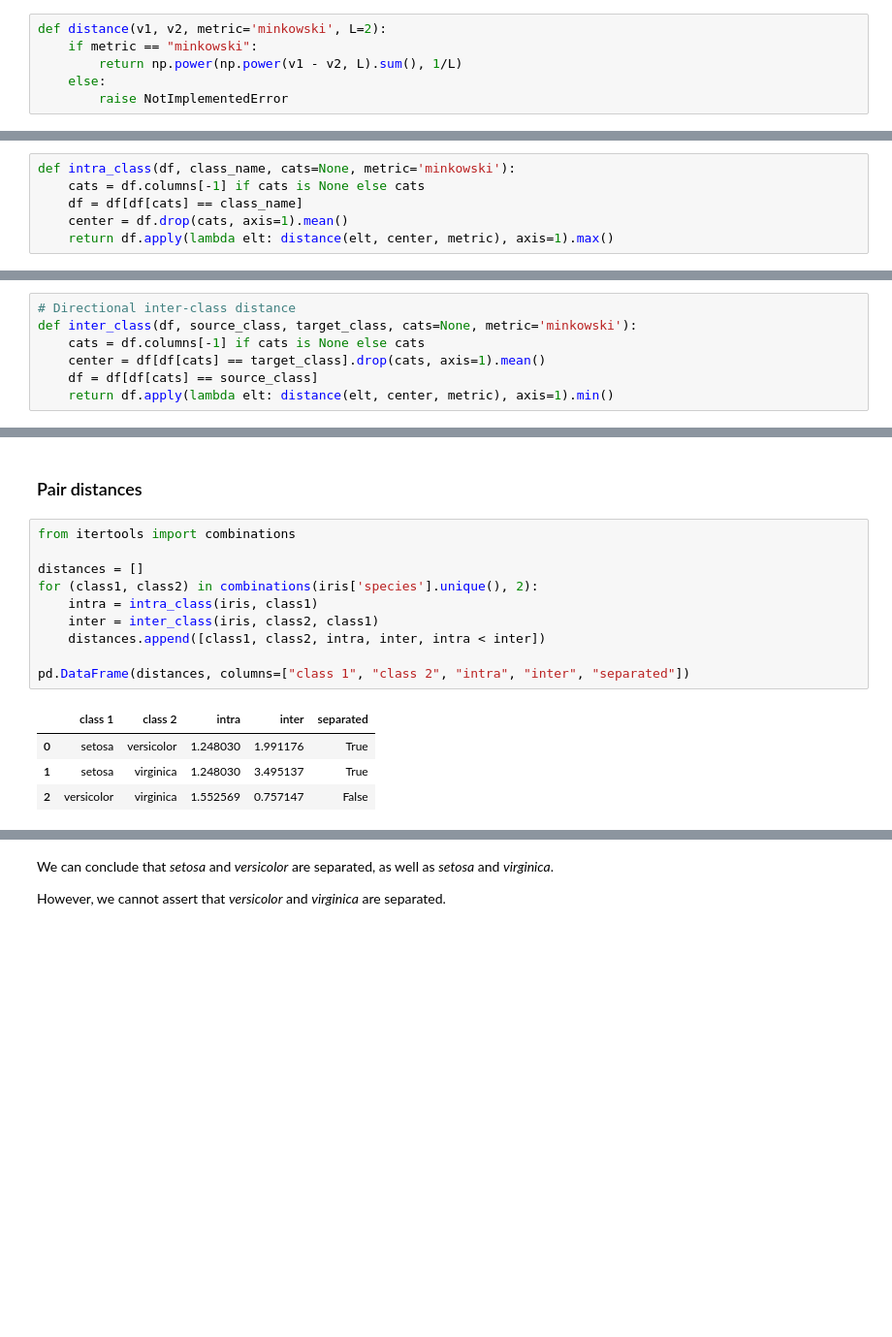
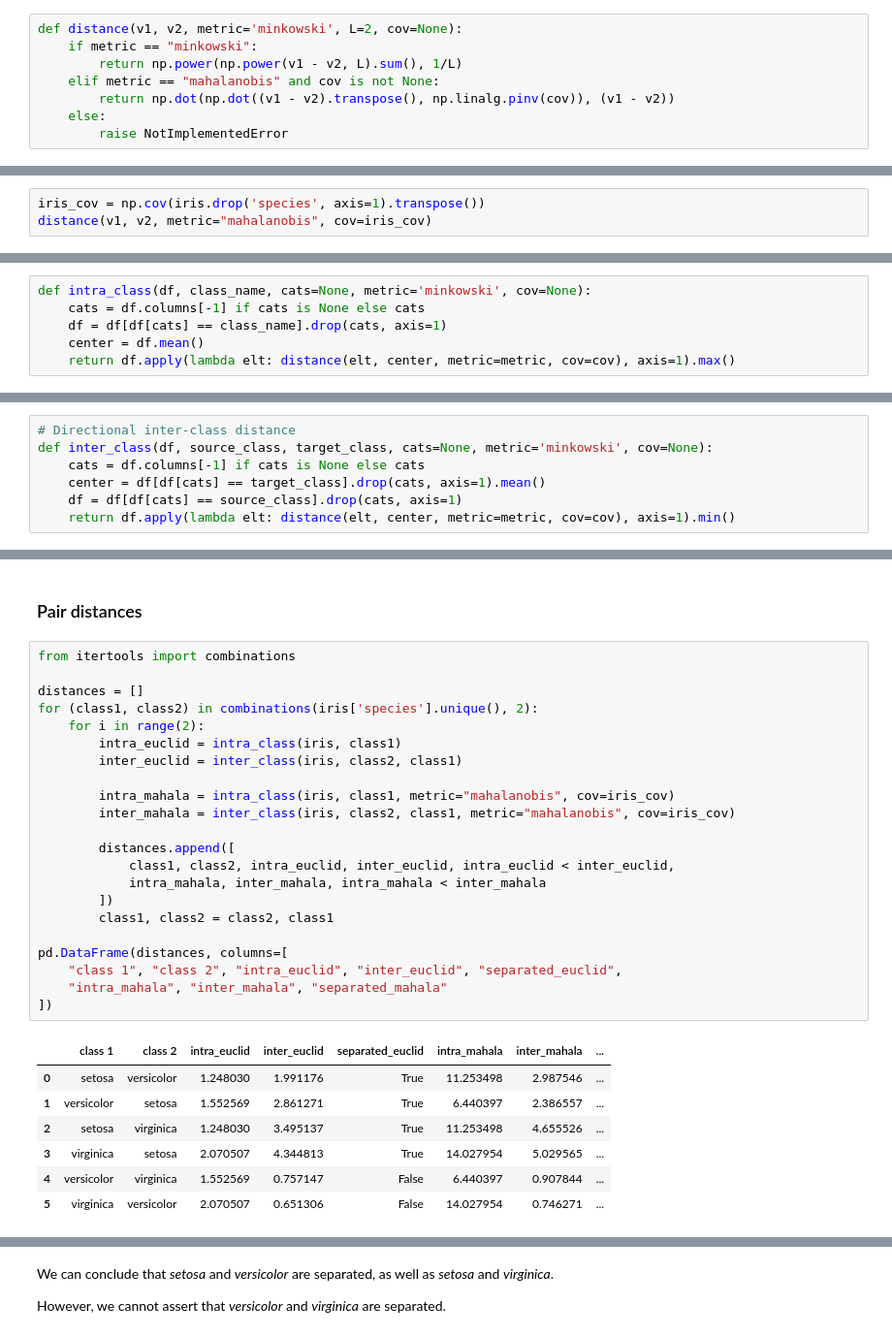
Before and after one commit to AirRunner/ift799-iris, a Jupyter notebook: notebooks/iris.ipynb, the cells around one changed output, grey strips where cells are left out. Shown at 97% size. Drawn from its saved outputs; the diff is of its cells as text; blank space fills up the shorter version.

Commit message:
Implement Mahalanobis distance #1

```diff
--- a/notebooks/iris.ipynb
+++ b/notebooks/iris.ipynb
@@ -27,9 +27,11 @@ iris
 # %% [markdown]
 ### General distance
 # %%
-def distance(v1, v2, metric='minkowski', L=2):
+def distance(v1, v2, metric='minkowski', L=2, cov=None):
     if metric == "minkowski":
         return np.power(np.power(v1 - v2, L).sum(), 1/L)
+    elif metric == "mahalanobis" and cov is not None:
+        return np.dot(np.dot((v1 - v2).transpose(), np.linalg.pinv(cov)), (v1 - v2))
     else:
         raise NotImplementedError
 # %%
@@ -48,3 +50,6 @@ v2 = iris_center['setosa']
 distance(v1, v2)
 # %% [output]
 0.14135062787267663
+# %%
+iris_cov = np.cov(iris.drop('species', axis=1).transpose())
+distance(v1, v2, metric="mahalanobis", cov=iris_cov)
@@ -55,8 +62,8 @@ iris[iris['species'] == 'setosa'].apply(lambda elt: distance(elt, v2), axis=1).m
 # %% [output]
 1.2480304483465139
 # %%
-def intra_class(df, class_name, cats=None, metric='minkowski'):
+def intra_class(df, class_name, cats=None, metric='minkowski', cov=None):
     cats = df.columns[-1] if cats is None else cats
-    df = df[df[cats] == class_name]
-    center = df.drop(cats, axis=1).mean()
-    return df.apply(lambda elt: distance(elt, center, metric), axis=1).max()
+    df = df[df[cats] == class_name].drop(cats, axis=1)
+    center = df.mean()
+    return df.apply(lambda elt: distance(elt, center, metric=metric, cov=cov), axis=1).max()
@@ -68,8 +77,8 @@ intra_class(iris, 'setosa')
 ### Inter-class distance
 # %%
 # Directional inter-class distance
-def inter_class(df, source_class, target_class, cats=None, metric='minkowski'):
+def inter_class(df, source_class, target_class, cats=None, metric='minkowski', cov=None):
     cats = df.columns[-1] if cats is None else cats
     center = df[df[cats] == target_class].drop(cats, axis=1).mean()
-    df = df[df[cats] == source_class]
-    return df.apply(lambda elt: distance(elt, center, metric), axis=1).min()
+    df = df[df[cats] == source_class].drop(cats, axis=1)
+    return df.apply(lambda elt: distance(elt, center, metric=metric, cov=cov), axis=1).min()
@@ -82,15 +93,30 @@ inter_class(iris, 'versicolor', 'setosa')
 # %%
 from itertools import combinations
 
 distances = []
 for (class1, class2) in combinations(iris['species'].unique(), 2):
-    intra = intra_class(iris, class1)
-    inter = inter_class(iris, class2, class1)
-    distances.append([class1, class2, intra, inter, intra < inter])
+    for i in range(2):
+        intra_euclid = intra_class(iris, class1)
+        inter_euclid = inter_class(iris, class2, class1)
 
-pd.DataFrame(distances, columns=["class 1", "class 2", "intra", "inter", "separated"])
+        intra_mahala = intra_class(iris, class1, metric="mahalanobis", cov=iris_cov)
+        inter_mahala = inter_class(iris, class2, class1, metric="mahalanobis", cov=iris_cov)
+
+        distances.append([
+            class1, class2, intra_euclid, inter_euclid, intra_euclid < inter_euclid,
+            intra_mahala, inter_mahala, intra_mahala < inter_mahala
+        ])
+        class1, class2 = class2, class1
+
+pd.DataFrame(distances, columns=[
+    "class 1", "class 2", "intra_euclid", "inter_euclid", "separated_euclid",
+    "intra_mahala", "inter_mahala", "separated_mahala"
+])
 # %% [output]
-|  | class 1 | class 2 | intra | inter | separated |
-| 0 | setosa | versicolor | 1.248030 | 1.991176 | True |
-| 1 | setosa | virginica | 1.248030 | 3.495137 | True |
-| 2 | versicolor | virginica | 1.552569 | 0.757147 | False |
+|  | class 1 | class 2 | intra_euclid | inter_euclid | separated_euclid | intra_mahala | inter_mahala | ... |
+| 0 | setosa | versicolor | 1.248030 | 1.991176 | True | 11.253498 | 2.987546 | ... |
+| 1 | versicolor | setosa | 1.552569 | 2.861271 | True | 6.440397 | 2.386557 | ... |
+| 2 | setosa | virginica | 1.248030 | 3.495137 | True | 11.253498 | 4.655526 | ... |
+| 3 | virginica | setosa | 2.070507 | 4.344813 | True | 14.027954 | 5.029565 | ... |
+| 4 | versicolor | virginica | 1.552569 | 0.757147 | False | 6.440397 | 0.907844 | ... |
+| 5 | virginica | versicolor | 2.070507 | 0.651306 | False | 14.027954 | 0.746271 | ... |
```
Also changed, not shown: parts of 6 cells of this notebook.
